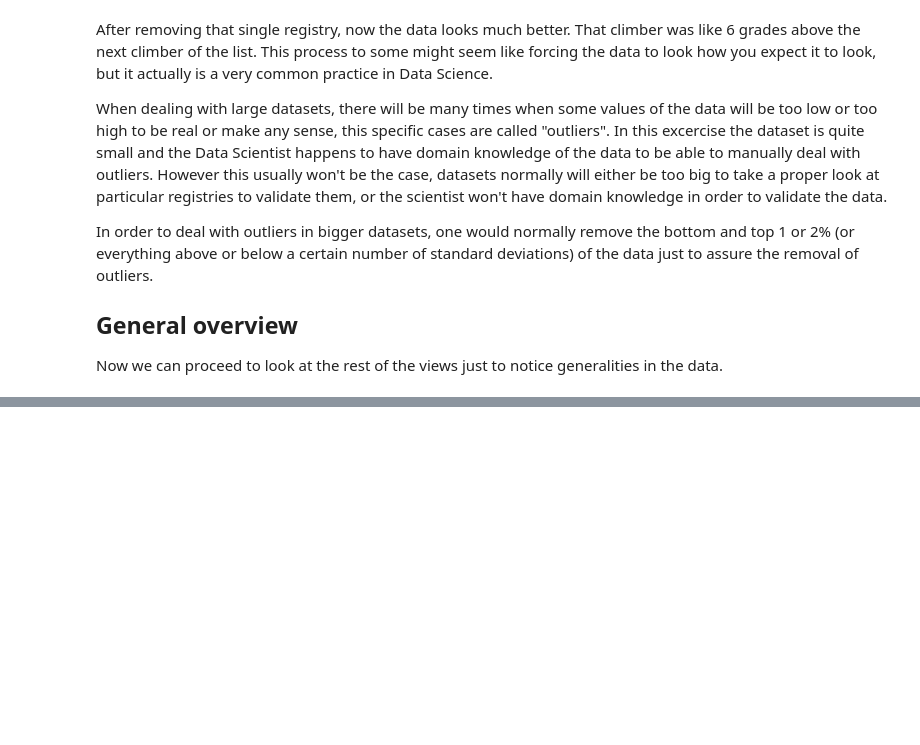
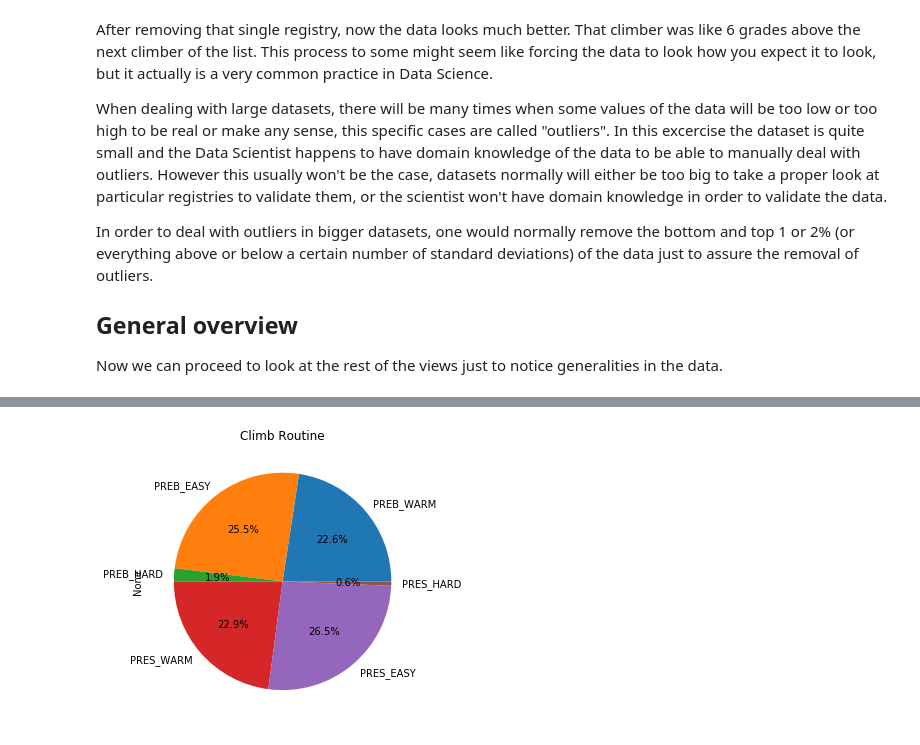
Before and after one commit to alexcasar/Data-Science-Climbing-Demo, a Jupyter notebook: 2. Data Exploratory Analysis.ipynb, the cells around one changed output, grey strips where cells are left out. Saved outputs shown, nothing was run; the diff lists cells and outputs as text; code cells hidden in the pictures; blank space fills up the shorter version.

```diff
--- a/2. Data Exploratory Analysis.ipynb
+++ b/2. Data Exploratory Analysis.ipynb
@@ -175,0 +194,4 @@ plot = data[focusVars].mean().plot.bar(title="Average Training Focus",figsize=(1
+# %%
+plot = data[routineVars].mean().plot.pie(title="Climb Routine",autopct='%1.1f%%',figsize=(15, 5))
+# %% [output]
+[figure, added]
```
Also changed, not shown: parts of 28 cells of this notebook, 1 other file.
